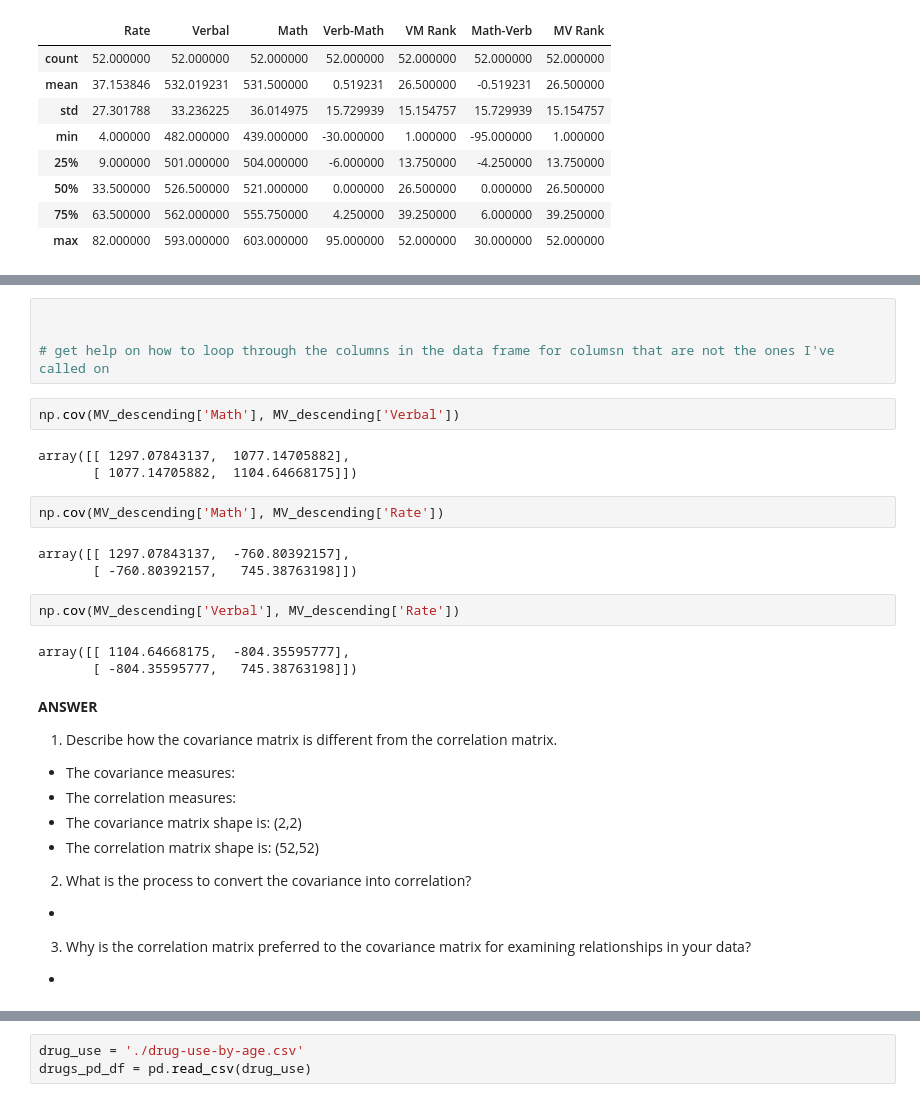
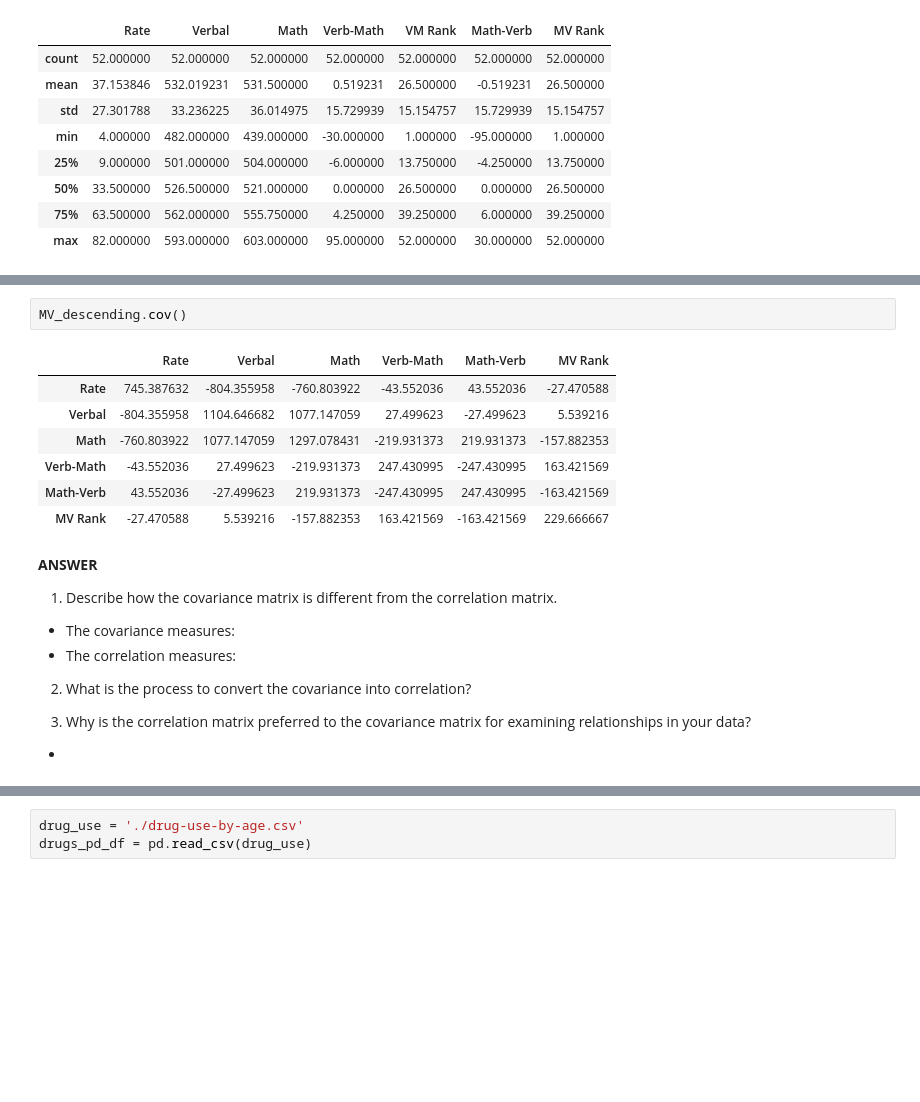
Before and after one commit to godsylla/Civic-Data-Analysis, a Jupyter notebook: project-02-v2-starter-code.ipynb, the cells around one changed output, grey strips where cells are left out. Drawn from its saved outputs; the diff is of its cells as text; blank space fills up the shorter version.

```diff
--- a/project-02-v2-starter-code.ipynb
+++ b/project-02-v2-starter-code.ipynb
@@ -679,34 +661,24 @@ Name: 21, dtype: int64
-# %%
-
-
-# get help on how to loop through the columns in the data frame for columsn that are not the ones I've called on
-# %%
-np.cov(MV_descending['Math'], MV_descending['Verbal'])
-# %% [output]
-array([[ 1297.07843137,  1077.14705882],
-       [ 1077.14705882,  1104.64668175]])
-# %%
-np.cov(MV_descending['Math'], MV_descending['Rate'])
-# %% [output]
-array([[ 1297.07843137,  -760.80392157],
-       [ -760.80392157,   745.38763198]])
-# %%
-np.cov(MV_descending['Verbal'], MV_descending['Rate'])
-# %% [output]
-array([[ 1104.64668175,  -804.35595777],
-       [ -804.35595777,   745.38763198]])
+# %%
+MV_descending.cov()
+# %% [output]
+|  | Rate | Verbal | Math | Verb-Math | Math-Verb | MV Rank |
+| Rate | 745.387632 | -804.355958 | -760.803922 | -43.552036 | 43.552036 | -27.470588 |
+| Verbal | -804.355958 | 1104.646682 | 1077.147059 | 27.499623 | -27.499623 | 5.539216 |
+| Math | -760.803922 | 1077.147059 | 1297.078431 | -219.931373 | 219.931373 | -157.882353 |
+| Verb-Math | -43.552036 | 27.499623 | -219.931373 | 247.430995 | -247.430995 | 163.421569 |
+| Math-Verb | 43.552036 | -27.499623 | 219.931373 | -247.430995 | 247.430995 | -163.421569 |
+| MV Rank | -27.470588 | 5.539216 | -157.882353 | 163.421569 | -163.421569 | 229.666667 |
 # %% [markdown]
 **ANSWER**
 
 1) Describe how the covariance matrix is different from the correlation matrix.
 - The covariance measures:
 - The correlation measures:
-- The covariance matrix shape is: (2,2)
-- The correlation matrix shape is: (52,52)
 
 
 2) What is the process to convert the covariance into correlation?
--
+
+
 
 3) Why is the correlation matrix preferred to the covariance matrix for examining relationships in your data?
 -
```
Also changed, not shown: parts of 17 cells of this notebook.
